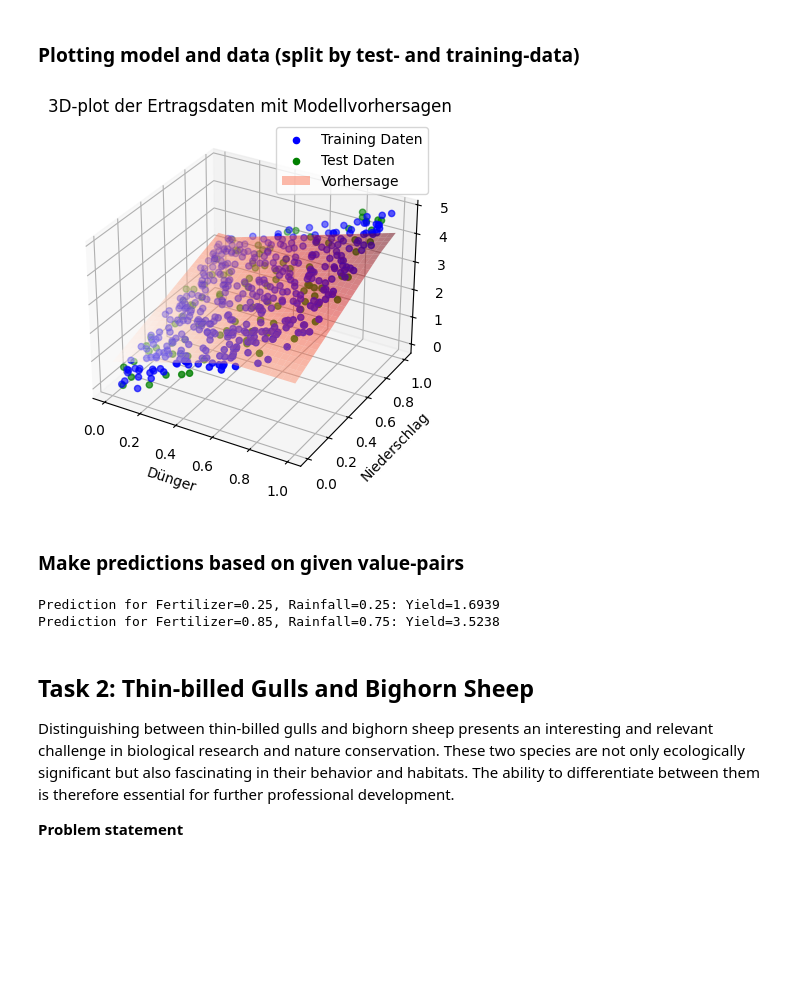
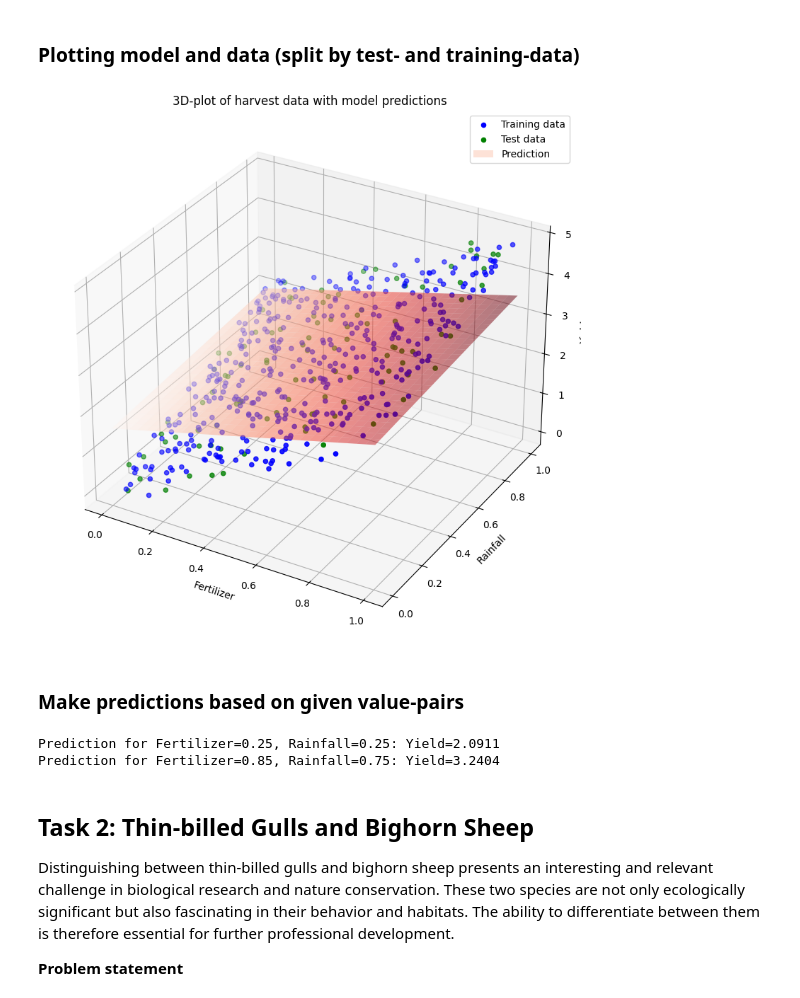
Before and after one commit to leto-git/deep-learning-programming-tasks, a Jupyter notebook: DL_Tasks.ipynb, the cells around one changed output. Cells and saved outputs as stored; diff of their text form; code cells hidden in the pictures; blank space fills up the shorter version.

```diff
--- a/DL_Tasks.ipynb
+++ b/DL_Tasks.ipynb
@@ -113,6 +121,7 @@ def plot_loss(history):
 # %%
 # Define the model
 harvest_model = tf.keras.Sequential([
+    tf.keras.layers.InputLayer(shape=(2,)),
     tf.keras.layers.Dense(units=4, activation='relu'),
     tf.keras.layers.Dense(units=4, activation='relu'),
     tf.keras.layers.Dense(units=1)
@@ -120,6 +129,7 @@ harvest_model = tf.keras.Sequential([
 
 # Compile the model
 harvest_model.compile(optimizer='adam', loss='mean_squared_error')
+harvest_model.summary()
 
 # Train the model with 100 epochs and a batch size of 50
 history = harvest_model.fit(
@@ -128,5 +138,5 @@ history = harvest_model.fit(
     epochs=100,
     batch_size=50,
     validation_split=0.2,
-    verbose=0
+    verbose=1
 )
@@ -139,40 +181,41 @@ plot_loss(history)
 ### Plotting model and data (split by test- and training-data)
 # %%
 # Create 3d plot
-fig = plt.figure()
+fig = plt.figure(figsize=(10, 8))
 ax = fig.add_subplot(111, projection='3d')
 
 # Plot
 ax.scatter(train_dataset['Dünger'], train_dataset['Niederschlag'], train_dataset['Ertrag'], c='b', marker='o')
 ax.scatter(test_dataset['Dünger'], test_dataset['Niederschlag'], test_dataset['Ertrag'], c='g', marker='o')
 
 # MODEL PREDICTIONS: Create prediction surface/mesh
 # Generate grid for predictions
 fertilizer_range = np.linspace(train_dataset['Dünger'].min(), train_dataset['Dünger'].max(), 30)
 rainfall_range = np.linspace(train_dataset['Niederschlag'].min(), train_dataset['Niederschlag'].max(), 30)
 fertilizer_grid, rainfall_grid = np.meshgrid(fertilizer_range, rainfall_range)
 
 # Reshape grid for model prediction (model expects 2D input: [samples, features])
 grid_input = np.column_stack([fertilizer_grid.ravel(), rainfall_grid.ravel()])
 grid_predictions = harvest_model.predict(grid_input, verbose=0).flatten()
 
 # Reshape predictions back to grid shape
 Z_pred = grid_predictions.reshape(fertilizer_grid.shape)
 
 # Plot model prediction surface
 ax.plot_surface(fertilizer_grid, rainfall_grid, Z_pred, alpha=0.5, cmap='Reds', linewidth=0)
 
 # Options
-ax.set_xlabel('Dünger')
-ax.set_ylabel('Niederschlag')
-ax.set_zlabel('Ertrag')
-ax.set_title('3D-plot der Ertragsdaten mit Modellvorhersagen')
+ax.set_xlabel('Fertilizer')
+ax.set_ylabel('Rainfall')
+ax.set_zlabel('Yield')
+ax.set_title('3D-plot of harvest data with model predictions')
 
 
-ax.legend(['Training Daten', 'Test Daten', 'Vorhersage'])
+ax.legend(['Training data', 'Test data', 'Prediction'])
+plt.tight_layout()
 plt.show()
 # %% [output]
-[figure, old version]
+[figure, new version]
 # %% [markdown]
 ### Make predictions based on given value-pairs
 # %%
@@ -188,8 +231,8 @@ prediction_2 = harvest_model.predict(input_2, verbose=0)
 print(f'Prediction for Fertilizer={input_1[0][0]}, Rainfall={input_1[0][1]}: Yield={prediction_1[0][0]:.4f}')
 print(f'Prediction for Fertilizer={input_2[0][0]}, Rainfall={input_2[0][1]}: Yield={prediction_2[0][0]:.4f}')
 # %% [output]
-Prediction for Fertilizer=0.25, Rainfall=0.25: Yield=1.6939
-Prediction for Fertilizer=0.85, Rainfall=0.75: Yield=3.5238
+Prediction for Fertilizer=0.25, Rainfall=0.25: Yield=2.0911
+Prediction for Fertilizer=0.85, Rainfall=0.75: Yield=3.2404
 # %% [markdown]
 ## Task 2: Thin-billed Gulls and Bighorn Sheep
 
```
Also changed, not shown: parts of 27 cells of this notebook.
